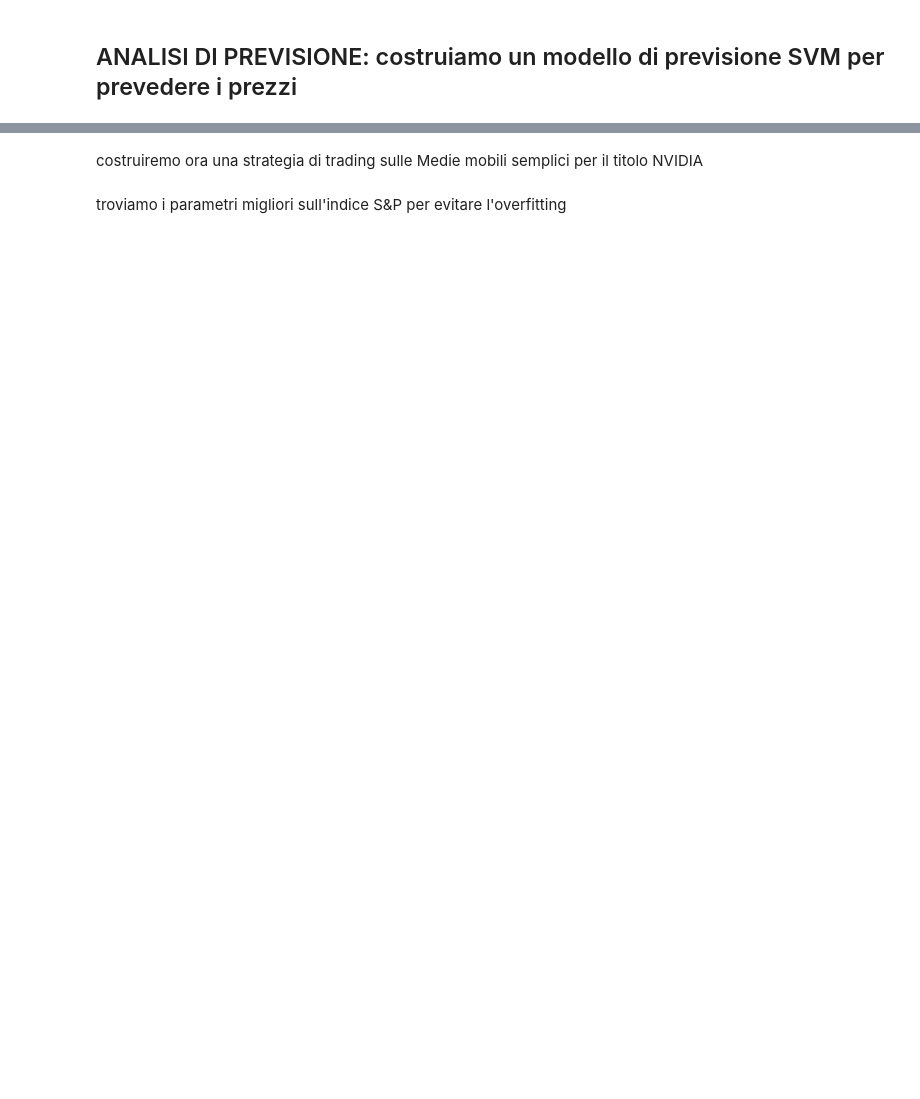
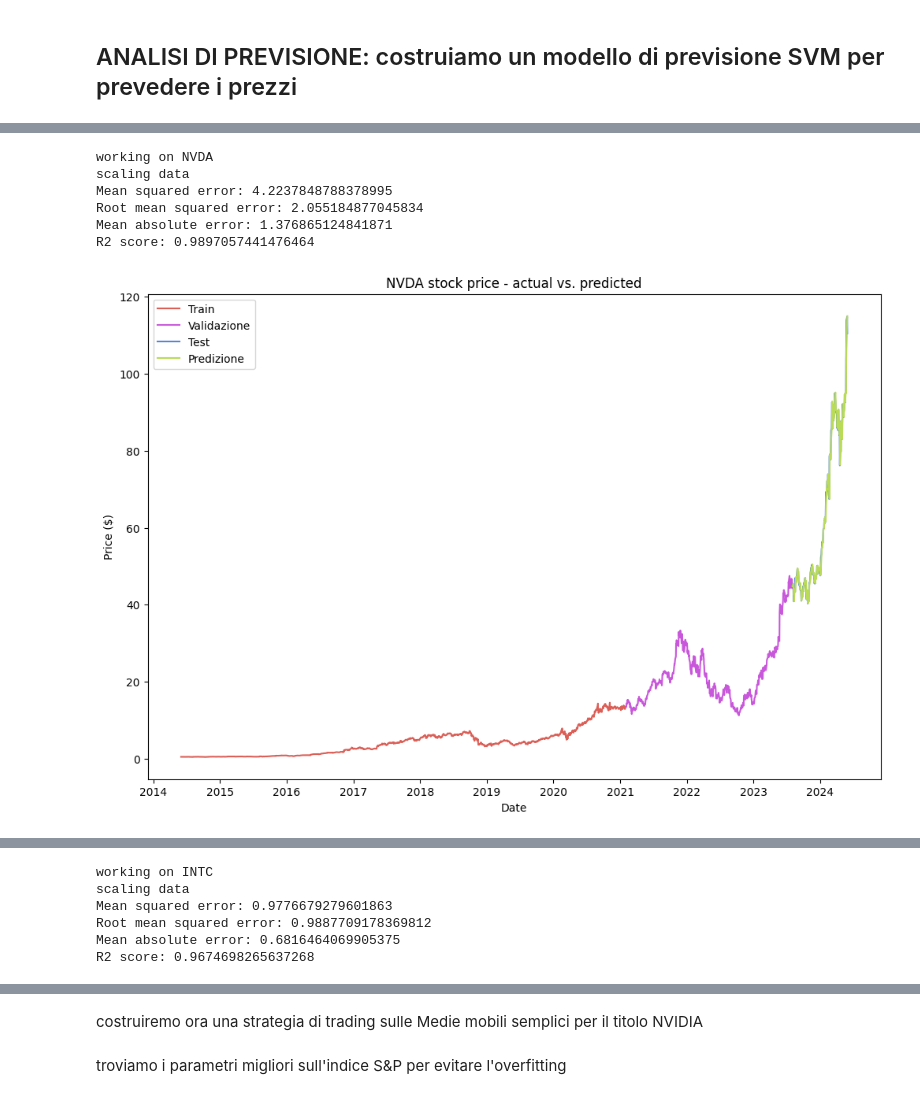
Before and after one commit to IlRickIs/BISF-project, a Jupyter notebook: project.ipynb, the cells around one changed output, grey strips where cells are left out. Saved outputs shown, nothing was run; the diff lists cells and outputs as text; code cells hidden in the pictures; blank space fills up the shorter version.

```diff
--- a/project.ipynb
+++ b/project.ipynb
@@ -571,0 +584,74 @@ def flatten(xss):
+# %%
+for ticker in tickers:
+    print("working on {}".format(ticker))
+    if not os.path.exists('data/{}_predictions.csv'.format(ticker)):
+        #if is the first time we work on the ticker
+        title_df = create_split_df(data_df, ticker, FORECAST_HORIZON)
+        train_df, valid_df, test_df = get_train_valid_test_df(title_df, N_TRAIN_MONTHS, N_VALIDATION_MONTHS, N_TEST_MONTHS)
+
+        X_train, X_valid, X_test = scale_data(train_df.drop(columns='y_title'), valid_df.drop(columns='y_title'), test_df.drop(columns='y_title'))
+        train_df = train_df.copy()
+        valid_df = valid_df.copy()
+        test_df = test_df.copy()
+        train_df['X_title'] = X_train
+        valid_df['X_title'] = X_valid
+        test_df['X_title'] = X_test
+
+        best_model = get_best_model(train_df, valid_df, ticker)
+
+        #refit the best model on the training_set + validation_set
+        X_train = pd.concat([train_df.drop(columns='y_title'), valid_df.drop(columns='y_title')])
+        y_train = pd.concat([train_df['y_title'], valid_df['y_title']])
+        best_model.fit(X_train.values, y_train)
+
+        X_test = test_df.drop(columns='y_title')
+        y_test = test_df['y_title']
+
+        predictions = []
+        with tqdm(total=len(X_test), desc="predicting recursively on test set", ncols=100) as pbar:
+            for row in X_test.iterrows():
+                predictions.append(best_model.predict(row[1].values.reshape(1, -1)))
+                #update the training set with the new prediction
+                X_train = X_train._append(row[1])
+                y_add_series = pd.Series(predictions[-1], index=[row[0]])
+                y_train = y_train._append(y_add_series)
+                best_model.fit(X_train.values, y_train)
+                pbar.update(1)
+        if not os.path.exists('data'):
+            os.makedirs('data', exist_ok=True)
+        save_predictions = pd.DataFrame({'real_y': y_test, 'predicted_y': flatten(predictions)}, index=y_test.index)
+        save_predictions.to_csv('data/{}_predictions.csv'.format(ticker))
+        #save the model
+        create_folder('models/')
+        joblib.dump(best_model, 'models/{}.joblib'.format(ticker))
+
+    else:
+        #here we already have the predictions, so we load what we need to print the results
+        best_model = joblib.load('models/{}.joblib'.format(ticker))
+        y_test = pd.read_csv('data/{}_predictions.csv'.format(ticker), index_col=0, parse_dates=True)['real_y']
+        y_train = pd.read_csv('data/{}_train_data.csv'.format(ticker), index_col=0, parse_dates=True)['y_title']
+        y_valid = pd.read_csv('data/{}_train_data.csv'.format(ticker), index_col=0, parse_dates=True)['y_title']
+        y_train = y_train[:N_TRAIN_MONTHS*21]
+        y_valid = y_valid[N_TRAIN_MONTHS*21:N_TRAIN_MONTHS*21 + N_VALIDATION_MONTHS*21]
+        predictions = pd.read_csv('data/{}_predictions.csv'.format(ticker), index_col=0, parse_dates=True)['predicted_y']
+        title_df = create_split_df(data_df, ticker, FORECAST_HORIZON)
+        train_df, valid_df, test_df = get_train_valid_test_df(title_df, N_TRAIN_MONTHS, N_VALIDATION_MONTHS, N_TEST_MONTHS)
+        X_train, X_valid, X_test = scale_data(train_df.drop(columns='y_title'), valid_df.drop(columns='y_title'), test_df.drop(columns='y_title'))
+
+    #results visualization
+    print("Mean squared error: {}".format(mean_squared_error(y_test, predictions)))
+    print("Root mean squared error: {}".format(np.sqrt(mean_squared_error(y_test, predictions))))
+    print("Mean absolute error: {}".format(mean_absolute_error( y_test, predictions)))
+    print("R2 score: {}".format(best_model.score(X_test.values, y_test)))
+
+
+    plot_predictions(y_test, predictions, y_train, y_valid, ticker)
+    plot_details_pred(y_test, predictions, ticker)
+# %% [output]
+working on NVDA
+scaling data
+Mean squared error: 4.2237848788378995
+Root mean squared error: 2.055184877045834
+Mean absolute error: 1.376865124841871
+R2 score: 0.9897057441476464
+[figure, added]
@@ -571,0 +659,6 @@ def flatten(xss):
+working on INTC
+scaling data
+Mean squared error: 0.9776679279601863
+Root mean squared error: 0.9887709178369812
+Mean absolute error: 0.6816464069905375
+R2 score: 0.9674698265637268
```
Also changed, not shown: parts of 53 cells of this notebook, 1 other file.
